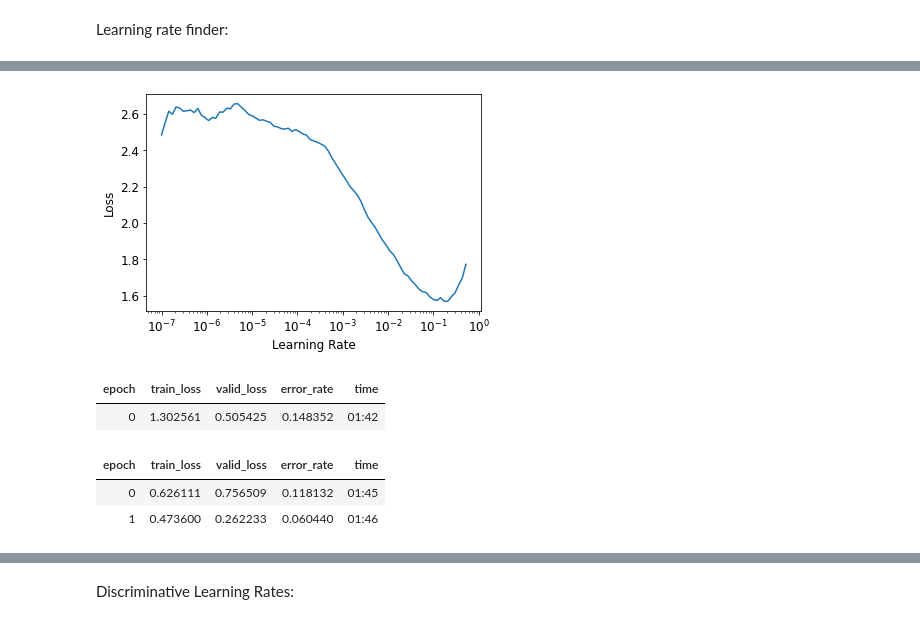
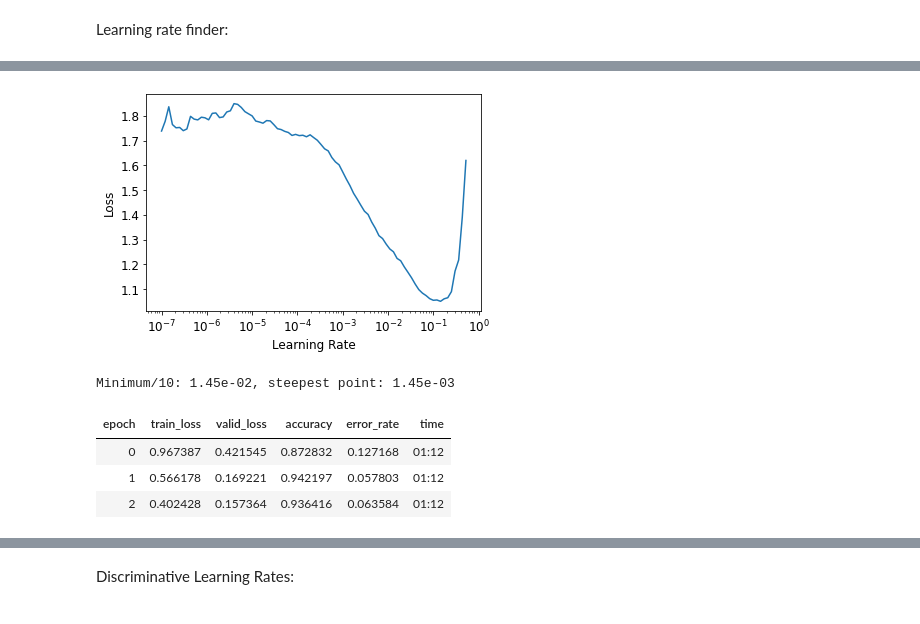
Before and after one commit to GoKarolis/-DL_training_leaves_classification, a Jupyter notebook: KG_FastAI2_0_training.ipynb, the cells around one changed output, grey strips where cells are left out. Drawn from its saved outputs; the diff is of its cells as text; code cells hidden in the pictures.

```diff
--- a/KG_FastAI2_0_training.ipynb
+++ b/KG_FastAI2_0_training.ipynb
@@ -121,5 +101,8 @@ Presizing:
 # %% [markdown]
 ## Try data on simple model:
+# %%
+# metrics = [accuracy, F1Score(), Precision(), Recall()]
+metrics = [accuracy, error_rate]
 # %% [markdown]
 Model interpretation:
 # %%
@@ -164,17 +165,20 @@ resnet18, 34, 50, 101, 152
 # %% [markdown]
 Learning rate finder:
 # %%
-learn = cnn_learner(dls, resnet34, metrics=error_rate).to_fp16()
+learn = cnn_learner(dls, resnet34, metrics=metrics).to_fp16()
 lr_min,lr_steep = learn.lr_find()
 # %% [output]
 [interactive output not drawn]
-[figure, old version]
+[figure, new version]
+# %%
+print(f"Minimum/10: {lr_min:.2e}, steepest point: {lr_steep:.2e}")
+# %% [output]
+Minimum/10: 1.45e-02, steepest point: 1.45e-03
 # %%
-learn = cnn_learner(dls, resnet34, metrics=error_rate).to_fp16()
-learn.fine_tune(2, base_lr=1e-2)
+learn = cnn_learner(dls, resnet34, metrics=metrics).to_fp16()
+learn.fit_one_cycle(3, 3e-3)
 # %% [output]
-| epoch | train_loss | valid_loss | error_rate | time |
-| 0 | 1.302561 | 0.505425 | 0.148352 | 01:42 |
+| epoch | train_loss | valid_loss | accuracy | error_rate | time |
+| 0 | 0.967387 | 0.421545 | 0.872832 | 0.127168 | 01:12 |
+| 1 | 0.566178 | 0.169221 | 0.942197 | 0.057803 | 01:12 |
+| 2 | 0.402428 | 0.157364 | 0.936416 | 0.063584 | 01:12 |
-| epoch | train_loss | valid_loss | error_rate | time |
-| 0 | 0.626111 | 0.756509 | 0.118132 | 01:45 |
-| 1 | 0.473600 | 0.262233 | 0.060440 | 01:46 |
```
Also changed, not shown: parts of 39 cells of this notebook.
